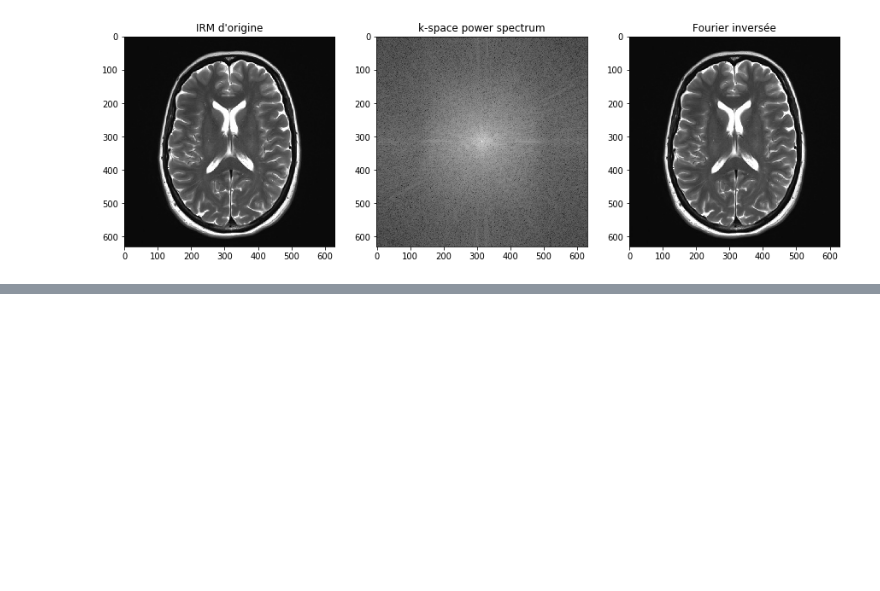
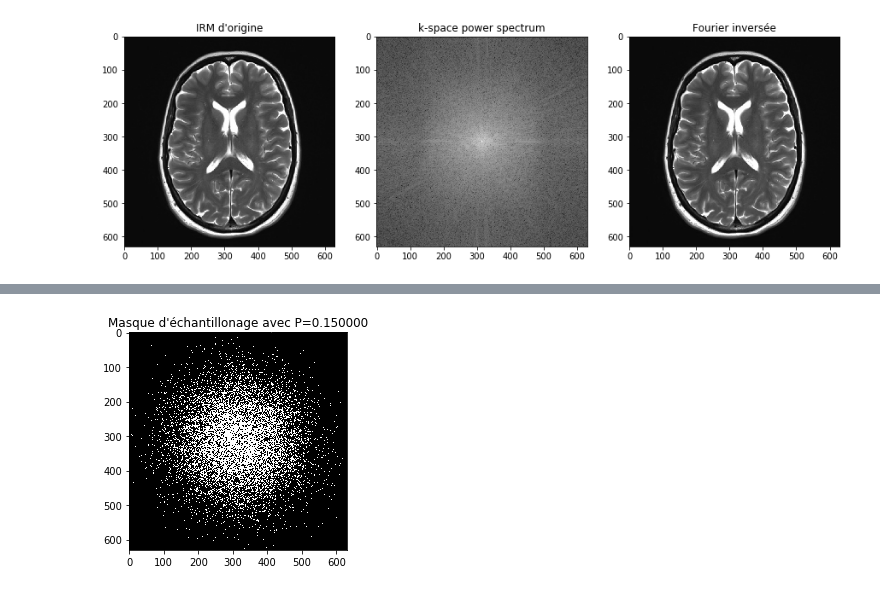
Before and after one commit to xylophong/compressed-sensing-MRI, a Jupyter notebook: CS-MRI_project.ipynb, the cells around one changed output, grey strips where cells are left out. Saved outputs shown, nothing was run; the diff lists cells and outputs as text; code cells hidden in the pictures; blank space fills up the shorter version.

Commit message:
sous-échantillonnage gaussien

```diff
--- a/CS-MRI_project.ipynb
+++ b/CS-MRI_project.ipynb
@@ -168,0 +173,20 @@ Reconstruction error:  0.00517995721388
+# %%
+# Filtre gaussien 2D
+x, y = np.meshgrid(np.linspace(-1,1,630), np.linspace(-1,1,630))
+d = np.sqrt(x*x+y*y)
+sigma, mu = 0.3, 0.0
+g = np.exp(-( (d-mu)**2 / ( 2.0 * sigma**2 ) ) )
+
+# Masque pour échantillonner selon le filtre gaussien
+np.random.seed(42)
+P = 0.15
+N = int(P * (630*630))
+result = np.zeros((630,630))
+ia = np.arange(result.size)
+tw = float(np.sum(g.ravel()))
+result.ravel()[np.random.choice(ia, p=g.ravel()/tw, size=N, replace=False)]=1
+
+plt.imshow(result, cmap='gray')
+plt.title('Masque d\'échantillonage avec P=%f' % P);
+# %% [output]
+[figure, added]
```
Also changed, not shown: parts of 6 cells of this notebook.
